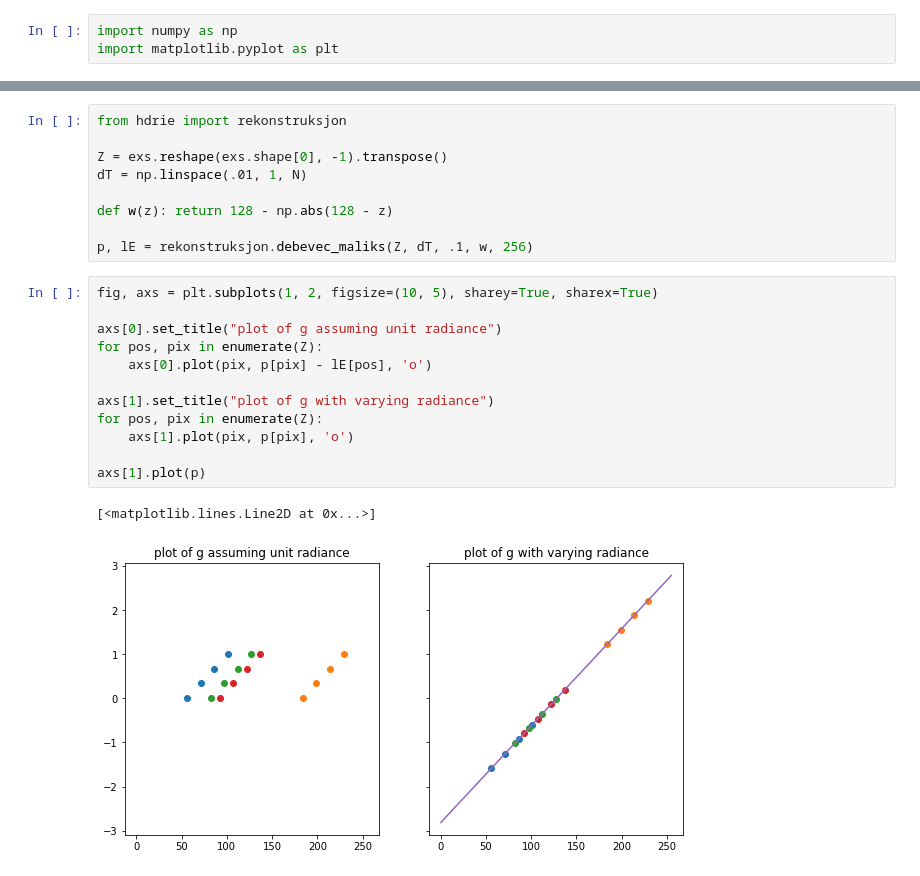
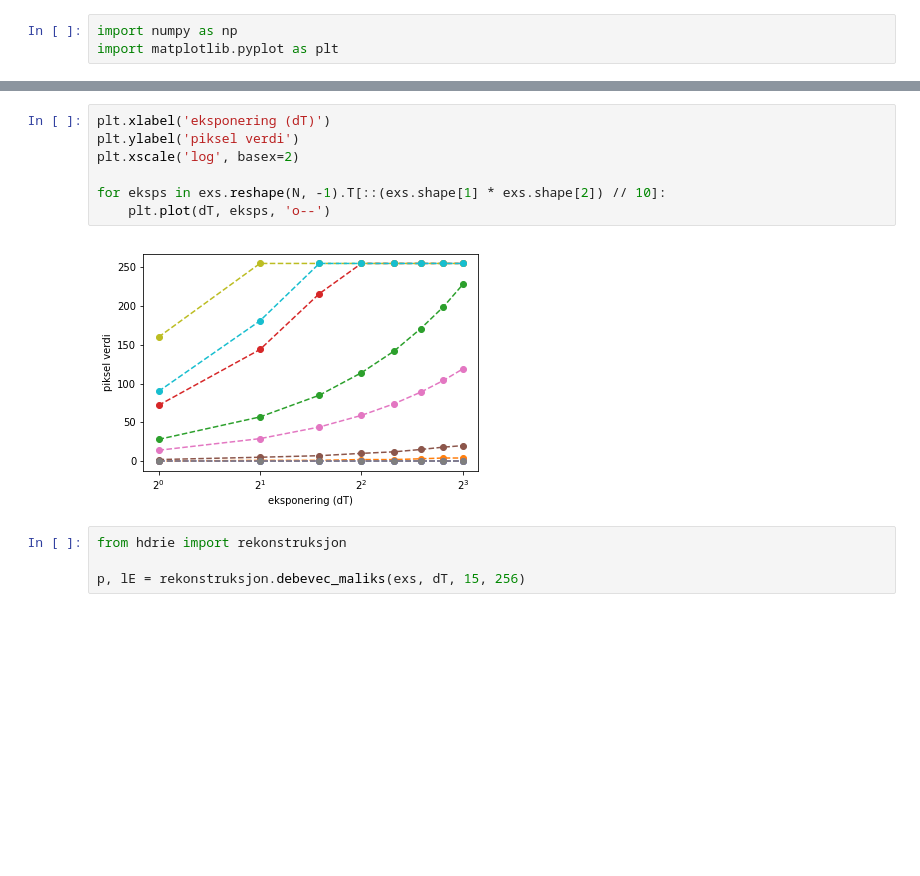
Before and after one commit to barskern/hdrie, a Jupyter notebook: notebooks/debevec_maliks.ipynb, the cells around one changed output, grey strips where cells are left out. Drawn from its saved outputs; the diff is of its cells as text; blank space fills up the shorter version.

```diff
--- a/notebooks/debevec_maliks.ipynb
+++ b/notebooks/debevec_maliks.ipynb
@@ -31,24 +30,13 @@ for i, imge in enumerate(exs):
-# %%
-from hdrie import rekonstruksjon
-
-Z = exs.reshape(exs.shape[0], -1).transpose()
-dT = np.linspace(.01, 1, N)
-
-def w(z): return 128 - np.abs(128 - z)
-
-p, lE = rekonstruksjon.debevec_maliks(Z, dT, .1, w, 256)
-# %%
-fig, axs = plt.subplots(1, 2, figsize=(10, 5), sharey=True, sharex=True)
-
-axs[0].set_title("plot of g assuming unit radiance")
-for pos, pix in enumerate(Z):
-    axs[0].plot(pix, p[pix] - lE[pos], 'o')
-
-axs[1].set_title("plot of g with varying radiance")
-for pos, pix in enumerate(Z):
-    axs[1].plot(pix, p[pix], 'o')
-
-axs[1].plot(p)
-# %% [output]
-[<matplotlib.lines.Line2D at 0x...>]
-[figure, removed]
+# %%
+plt.xlabel('eksponering (dT)')
+plt.ylabel('piksel verdi')
+plt.xscale('log', basex=2)
+
+for eksps in exs.reshape(N, -1).T[::(exs.shape[1] * exs.shape[2]) // 10]:
+    plt.plot(dT, eksps, 'o--')
+# %% [output]
+[figure, added]
+# %%
+from hdrie import rekonstruksjon
+
+p, lE = rekonstruksjon.debevec_maliks(exs, dT, 15, 256)
```
Also changed, not shown: parts of 6 cells of this notebook, 4 other files.
